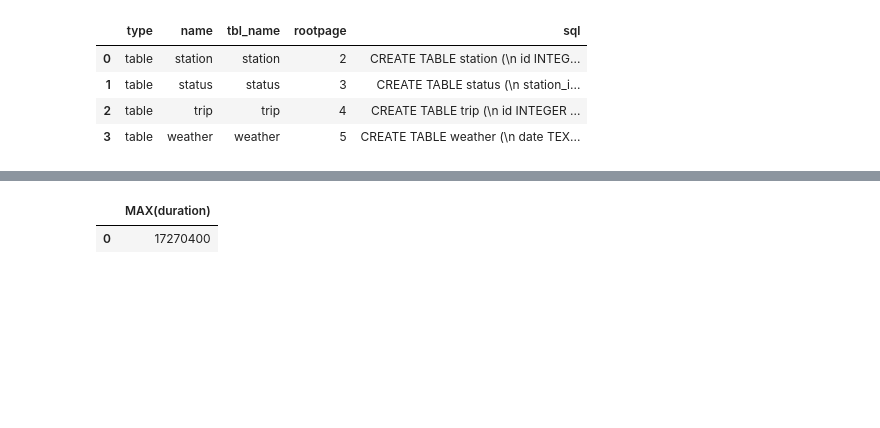
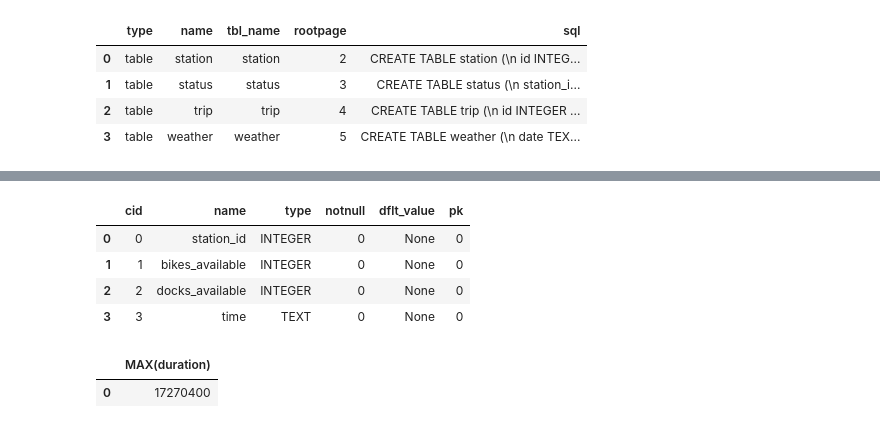
Before and after one commit to sachin-dabas/City-Biking, a Jupyter notebook: SF_EDA.ipynb, the cells around one changed output, grey strips where cells are left out. Drawn from its saved outputs; the diff is of its cells as text; code cells hidden in the pictures; blank space fills up the shorter version.

```diff
--- a/SF_EDA.ipynb
+++ b/SF_EDA.ipynb
@@ -67,3 +92,12 @@ run_pd_query("PRAGMA table_info(station);")
+# %%
+# columns in the status table
+run_pd_query("PRAGMA table_info(status);")
+# %% [output]
+|  | cid | name | type | notnull | dflt_value | pk |
+| 0 | 0 | station_id | INTEGER | 0 | None | 0 |
+| 1 | 1 | bikes_available | INTEGER | 0 | None | 0 |
+| 2 | 2 | docks_available | INTEGER | 0 | None | 0 |
+| 3 | 3 | time | TEXT | 0 | None | 0 |
 # %%
 MAX_DURATION_QUERY = "SELECT MAX(duration) FROM trip"
 run_pd_query(MAX_DURATION_QUERY)
```
Also changed, not shown: parts of 12 cells of this notebook.
